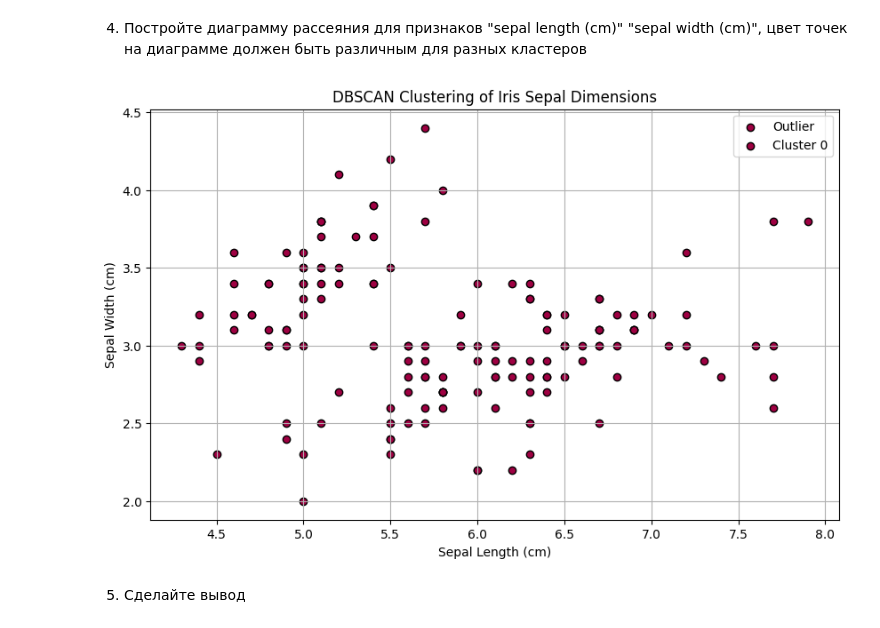
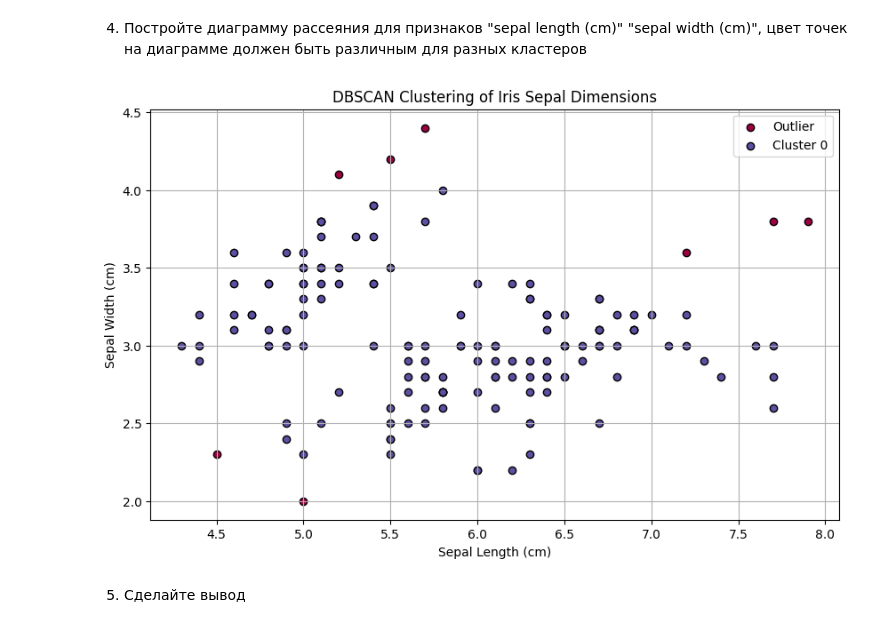
Before and after one commit to chebotarevsa/dap-2024, a Jupyter notebook: lab (2).ipynb, the cells around one changed output. Cells and saved outputs as stored; diff of their text form; code cells hidden in the pictures.

```diff
--- a/lab (2).ipynb
+++ b/lab (2).ipynb
@@ -174,43 +174,45 @@ from sklearn.cluster import DBSCAN
 from sklearn.preprocessing import StandardScaler
 
 iris = load_iris()
 iris_data = pd.DataFrame(data=iris.data, columns=iris.feature_names)
 
-# Извлекаем  sepal length и sepal width
+# Извлечение sepal length и sepal width
 sepal_df = iris_data[['sepal length (cm)', 'sepal width (cm)']]
 
-# Стандартизация
+# Стандартизация данных
 scaler = StandardScaler()
 sepal_df_scaled = scaler.fit_transform(sepal_df)
 
-# DBSCAN
+# Применение DBSCAN
 dbscan = DBSCAN(eps=0.5, min_samples=5)
 clusters = dbscan.fit_predict(sepal_df_scaled)
 
-# цвет. схема
+# Получение уникальных кластеров
 unique_clusters = np.unique(clusters)
-colors = plt.cm.get_cmap("Spectral", len(unique_clusters))
+
+# Получение цветовой схемы
+colors = plt.colormaps["Spectral"](np.linspace(0, 1, len(unique_clusters)))
 
 # диаграмма рассеяния
 plt.figure(figsize=(10, 6))
-for cluster in unique_clusters:
-    # Отбор точек для  кластера
+for i, cluster in enumerate(unique_clusters):
+    # Отбор точек для текущего кластера
     cluster_data = sepal_df[clusters == cluster]
     plt.scatter(cluster_data['sepal length (cm)'],
                 cluster_data['sepal width (cm)'],
-                color=colors(cluster),
+                color=colors[i],
                 label=f'Cluster {cluster}' if cluster != -1 else 'Outlier',
                 edgecolor='k')
 
-# Настройки графика
+
 plt.title('DBSCAN Clustering of Iris Sepal Dimensions')
 plt.xlabel('Sepal Length (cm)')
 plt.ylabel('Sepal Width (cm)')
 plt.legend()
 plt.grid()
 plt.show()
 # %% [output]
-[figure, old version]
+[figure, new version]
 # %% [markdown]
 5. Сделайте вывод
 # %% [markdown]
```
